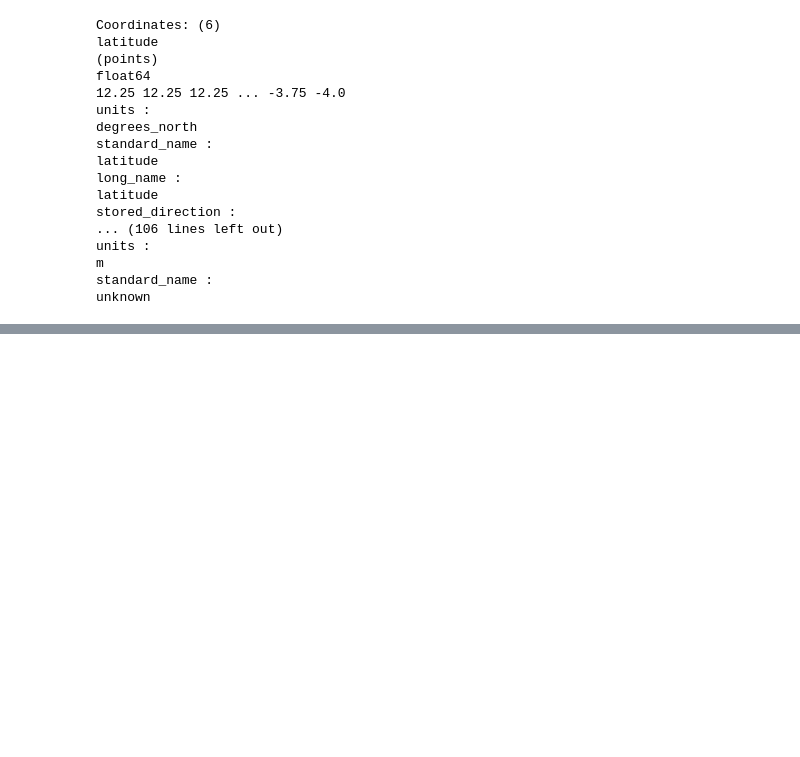
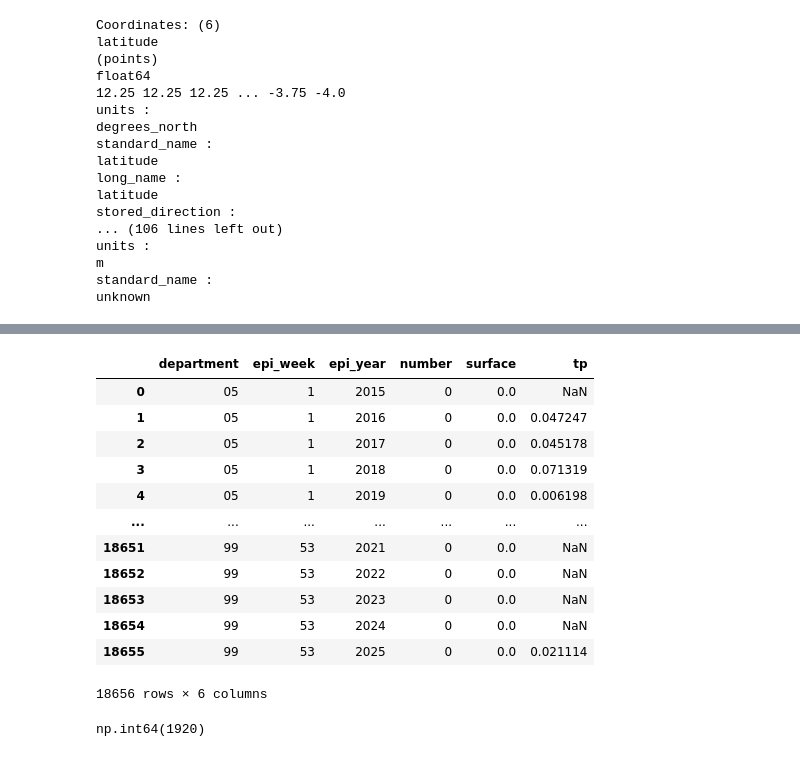
Before and after one commit to CarlosBlanco1/ColombiaDengueForecasting, a Jupyter notebook: notebooks/explore_dengue_cases.ipynb, the cells around one changed output, grey strips where cells are left out. Cells and saved outputs as stored; diff of their text form; code cells hidden in the pictures; blank space fills up the shorter version.

```diff
--- a/notebooks/explore_dengue_cases.ipynb
+++ b/notebooks/explore_dengue_cases.ipynb
@@ -881,5 +891,24 @@ m
 standard_name :
 unknown
 # %%
-daily_precipitation_by_department['valid_time'].values
+cell_weights = np.cos(np.deg2rad(daily_precipitation_by_department['latitude']))
+department_codes = np.unique(daily_precipitation_by_department['department'].values)
+
+weighted_department_means = []
+
+for code in department_codes:
+    is_in_department = daily_precipitation_by_department['department'] == code
+
+    department_cells = daily_precipitation_by_department.where(is_in_department, drop=True)
+    department_weights = cell_weights.where(is_in_department, drop=True)
+
+    weighted_department_mean = department_cells.weighted(department_weights).mean(dim='points')
+
+    weighted_department_mean = weighted_department_mean.expand_dims(department=[code])
+
+    weighted_department_means.append(weighted_department_mean)
+
+daily_avg_p_by_department = xr.concat(weighted_department_means, dim='department')
+daily_avg_p_by_department = daily_avg_p_by_department.sel(valid_time=slice('2016-01-01', '2025-12-31'))
+daily_avg_p_by_department
 # %% [output]
@@ -890,0 +939,14 @@ array(['2015-12-31T00:00:00.000000000', '2016-01-01T00:00:00.000000000',
+# %%
+times = daily_avg_p_by_department.get_index('valid_time')
+calendar = epi_year_week_per_day_df.reindex(times)
+
+if calendar[['epi_year','epi_week']].isna().any().any():
+    raise ValueError("some precipitation dates are missing ther epi labels")
+
+daily_avg_p_by_department = daily_avg_p_by_department.assign_coords(
+    epi_week = ('valid_time', epi_year_week_per_day_df.loc[times, 'epi_week'].values),
+    epi_year = ('valid_time', epi_year_week_per_day_df.loc[times, 'epi_year'].values)
+)
+
+weekly_avg_p_by_department = daily_avg_p_by_department.groupby(['epi_week','epi_year']).sum('valid_time')
+weekly_avg_p_by_department
@@ -890,0 +979,21 @@ array(['2015-12-31T00:00:00.000000000', '2016-01-01T00:00:00.000000000',
+# %%
+weekly_avg_p_dpt_df = weekly_avg_p_by_department.to_dataframe().reset_index()
+weekly_avg_p_dpt_df
+# %% [output]
+|  | department | epi_week | epi_year | number | surface | tp |
+| 0 | 05 | 1 | 2015 | 0 | 0.0 | NaN |
+| 1 | 05 | 1 | 2016 | 0 | 0.0 | 0.047247 |
+| 2 | 05 | 1 | 2017 | 0 | 0.0 | 0.045178 |
+| 3 | 05 | 1 | 2018 | 0 | 0.0 | 0.071319 |
+| 4 | 05 | 1 | 2019 | 0 | 0.0 | 0.006198 |
+| ... | ... | ... | ... | ... | ... | ... |
+| 18651 | 99 | 53 | 2021 | 0 | 0.0 | NaN |
+| 18652 | 99 | 53 | 2022 | 0 | 0.0 | NaN |
+| 18653 | 99 | 53 | 2023 | 0 | 0.0 | NaN |
+| 18654 | 99 | 53 | 2024 | 0 | 0.0 | NaN |
+| 18655 | 99 | 53 | 2025 | 0 | 0.0 | 0.021114 |
+18656 rows × 6 columns
+# %%
+weekly_avg_p_dpt_df['tp'].isna().sum()
+# %% [output]
+np.int64(1920)
```
Also changed, not shown: parts of 3 cells of this notebook.
